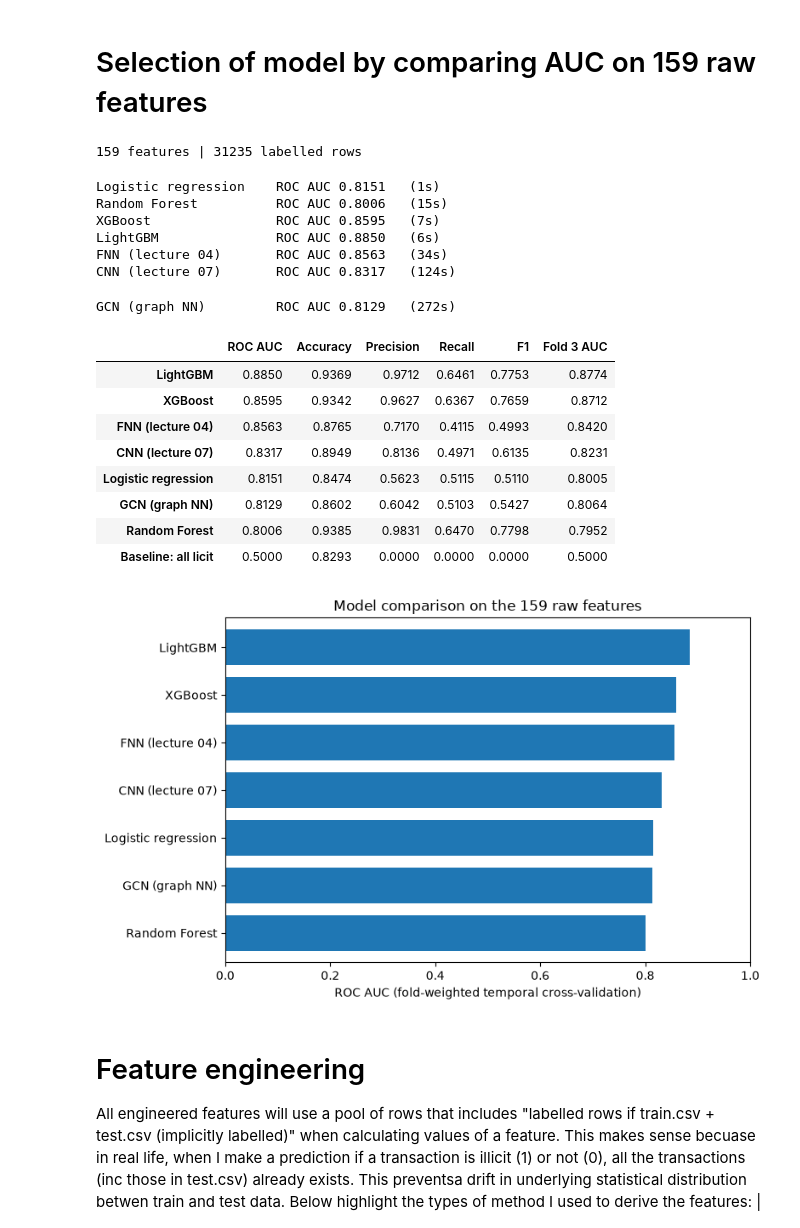
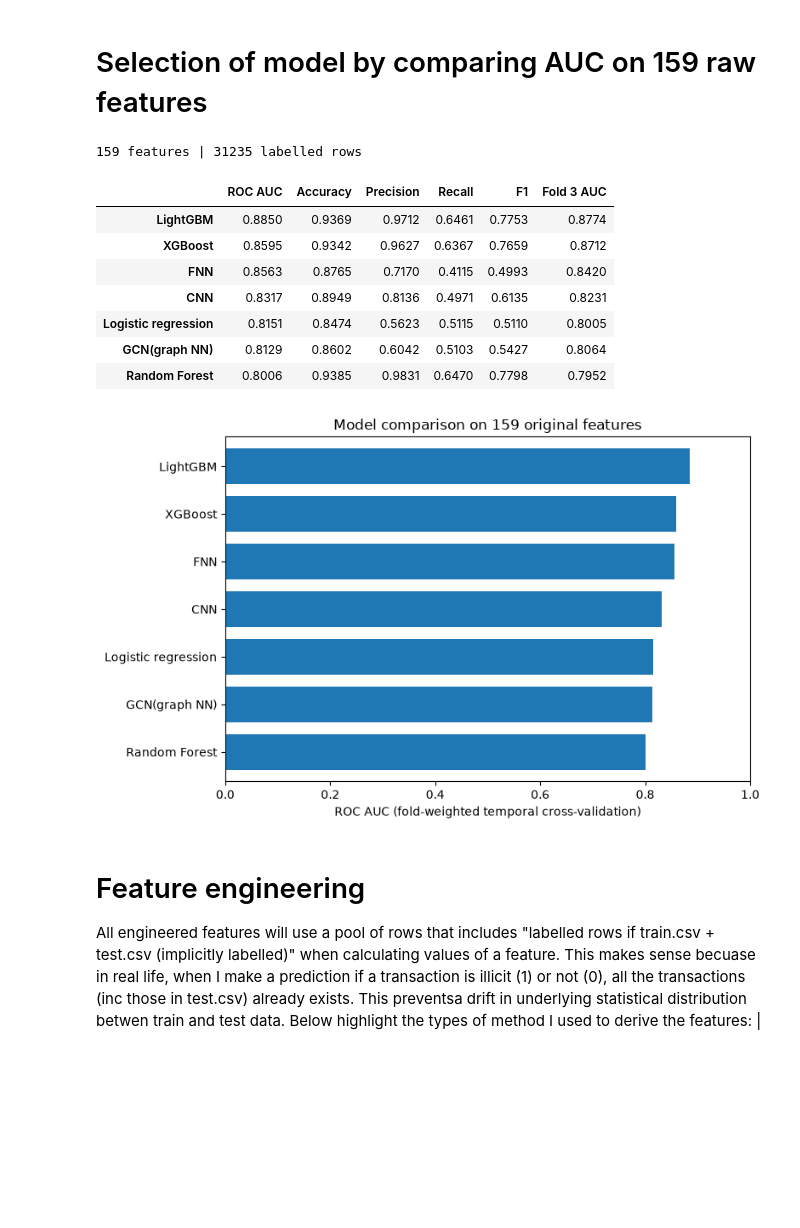
Before and after one commit to chailiam1000-design/4012_kaggle_competition, a Jupyter notebook: final_submission.ipynb, the cells around one changed output. Cells and saved outputs as stored; diff of their text form; code cells hidden in the pictures; blank space fills up the shorter version.

```diff
--- a/final_submission.ipynb
+++ b/final_submission.ipynb
@@ -280,8 +280,8 @@ MODELS = {
 
 #Evaluation: temporal folds, scaler fitted on training rows only
 def make_split(a, b, kind):
-    tr = lab[lab.time_step.between(*a)]
-    va = lab[lab.time_step.between(*b)]
+    tr = lab_train[lab_train.time_step.between(*a)]
+    va = lab_train[lab_train.time_step.between(*b)]
     Xtr = tr[BASE].to_numpy(np.float32)
     Xva = va[BASE].to_numpy(np.float32)
     if kind in ("scaled", "nn"):
@@ -296,46 +296,38 @@ def all_metrics(y, p):
 def evaluate(kind, fit):
     """Average each metric over seeds within a fold, then weight the folds."""
     per_fold = []
     for a, b in FOLDS:
         s = make_split(a, b, kind)
         per_fold.append(pd.DataFrame([all_metrics(s["yva"], fit(s, sd)) for sd in SEEDS]).mean())
     per_fold = pd.DataFrame(per_fold)
     row = per_fold.mul(WEIGHTS, axis=0).sum()
     row["Fold 3 AUC"] = per_fold["ROC AUC"].iloc[2]
     return row
 #Models comparison table
 results = {}
 for name, (kind, fit) in MODELS.items():
     t0 = time.time()
     results[name] = evaluate(kind, fit)
 table = pd.DataFrame(results).T.sort_values("ROC AUC", ascending=False).round(4)
 display(table)
 #ROC-AUC charts
-ax = table.drop(index="Baseline: all licit")[["ROC AUC"]].iloc[::-1].plot.barh(figsize=(8, 5), width=0.75, legend=False)
+ax = table[["ROC AUC"]].iloc[::-1].plot.barh(figsize=(8, 5), width=0.75, legend=False)
 ax.set_xlim(0, 1)
 ax.set_xlabel("ROC AUC (fold-weighted temporal cross-validation)")
 ax.set_title("Model comparison on 159 original features")
 plt.tight_layout()
 plt.show()
 # %% [output]
 159 features | 31235 labelled rows
-Logistic regression    ROC AUC 0.8151   (1s)
-Random Forest          ROC AUC 0.8006   (15s)
-XGBoost                ROC AUC 0.8595   (7s)
-LightGBM               ROC AUC 0.8850   (6s)
-FNN (lecture 04)       ROC AUC 0.8563   (34s)
-CNN (lecture 07)       ROC AUC 0.8317   (124s)
-GCN (graph NN)         ROC AUC 0.8129   (272s)
 |  | ROC AUC | Accuracy | Precision | Recall | F1 | Fold 3 AUC |
 | LightGBM | 0.8850 | 0.9369 | 0.9712 | 0.6461 | 0.7753 | 0.8774 |
 | XGBoost | 0.8595 | 0.9342 | 0.9627 | 0.6367 | 0.7659 | 0.8712 |
-| FNN (lecture 04) | 0.8563 | 0.8765 | 0.7170 | 0.4115 | 0.4993 | 0.8420 |
-| CNN (lecture 07) | 0.8317 | 0.8949 | 0.8136 | 0.4971 | 0.6135 | 0.8231 |
+| FNN | 0.8563 | 0.8765 | 0.7170 | 0.4115 | 0.4993 | 0.8420 |
+| CNN | 0.8317 | 0.8949 | 0.8136 | 0.4971 | 0.6135 | 0.8231 |
 | Logistic regression | 0.8151 | 0.8474 | 0.5623 | 0.5115 | 0.5110 | 0.8005 |
-| GCN (graph NN) | 0.8129 | 0.8602 | 0.6042 | 0.5103 | 0.5427 | 0.8064 |
+| GCN(graph NN) | 0.8129 | 0.8602 | 0.6042 | 0.5103 | 0.5427 | 0.8064 |
 | Random Forest | 0.8006 | 0.9385 | 0.9831 | 0.6470 | 0.7798 | 0.7952 |
-| Baseline: all licit | 0.5000 | 0.8293 | 0.0000 | 0.0000 | 0.0000 | 0.5000 |
-[figure, old version]
+[figure, new version]
 # %% [markdown]
 # Feature engineering
 All engineered features will use a pool of rows that includes "labelled rows if train.csv + test.csv (implicitly labelled)" when calculating values of a feature. This makes sense becuase in real life, when I make a prediction if a transaction is illicit (1) or not (0), all the transactions (inc those in test.csv) already exists. This preventsa drift in underlying statistical distribution betwen train and test data.
```
Also changed, not shown: parts of 11 cells of this notebook.
